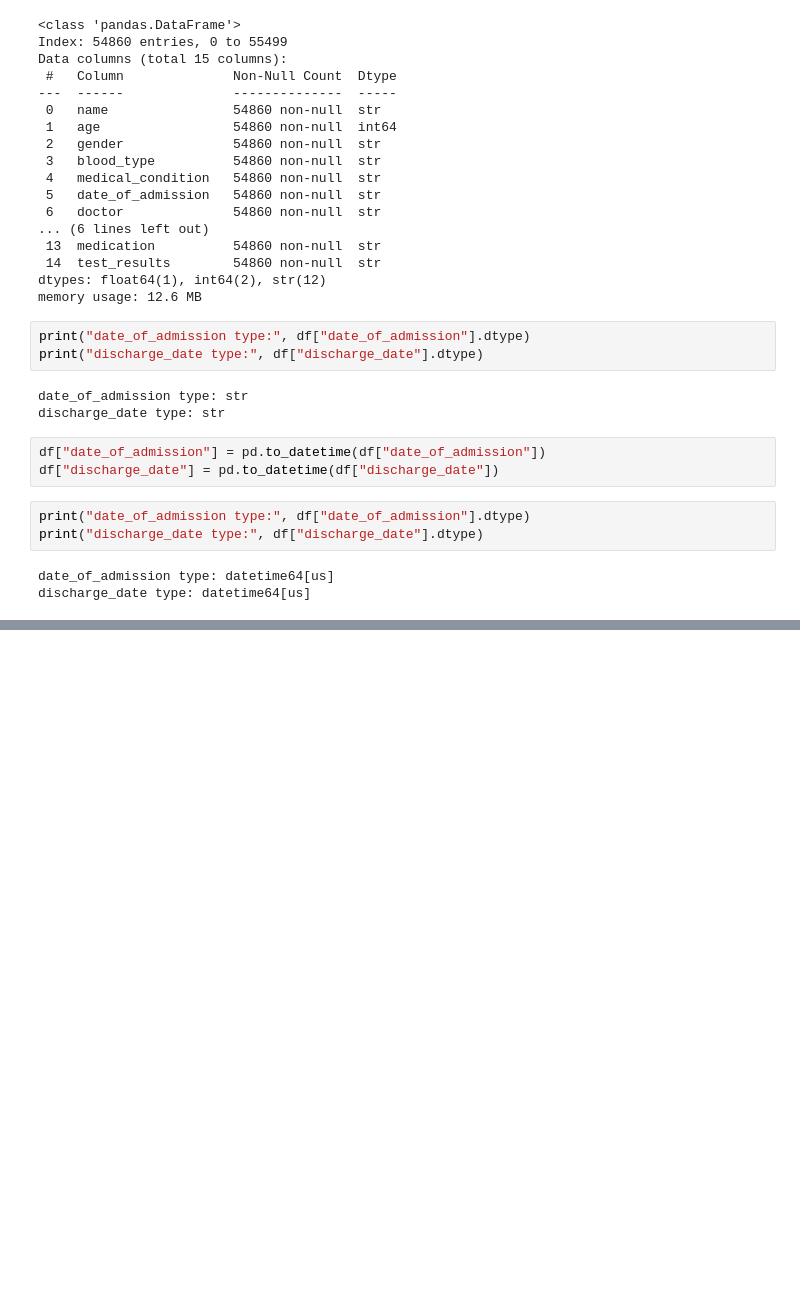
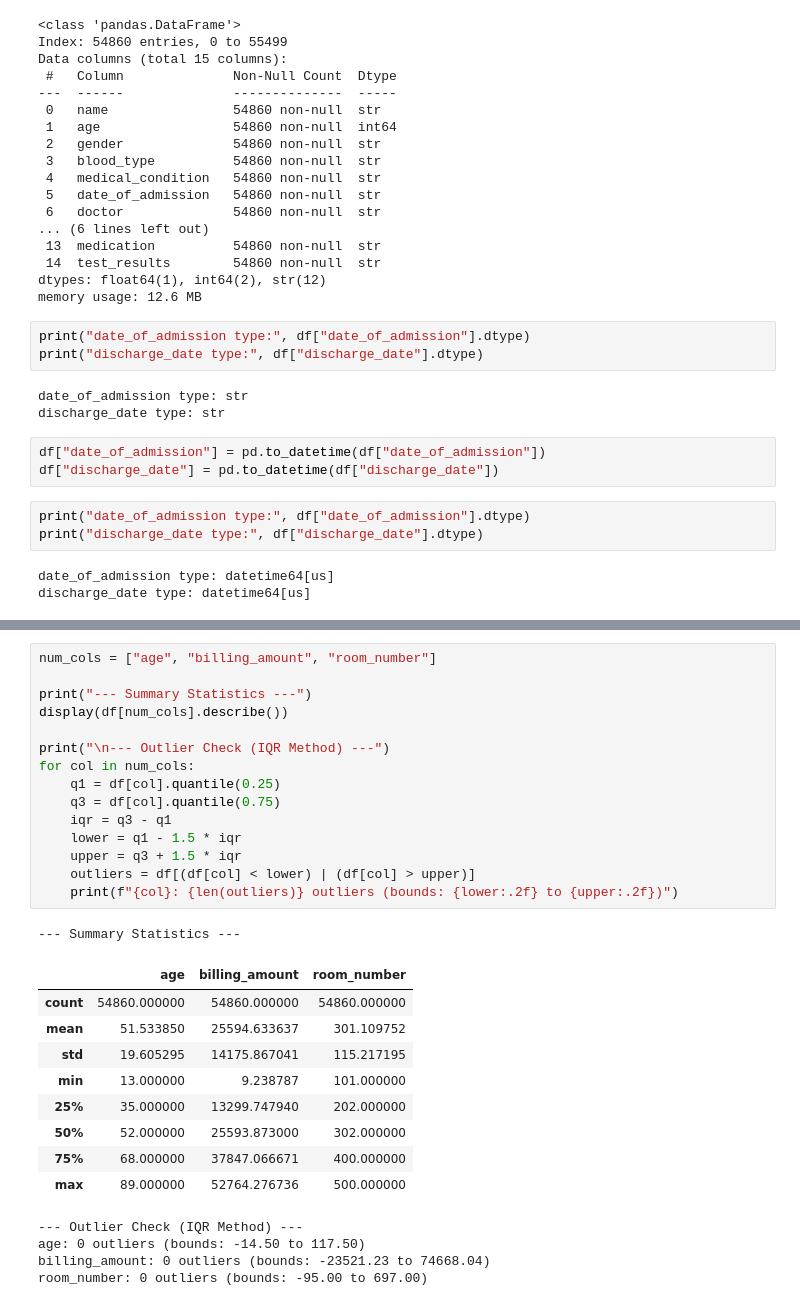
Before and after one commit to arathikrishna380/Healthcare-Billing---Data-Cleaning, a Jupyter notebook: Health Insurance Cleaned Dataset.ipynb, the cells around one changed output, grey strips where cells are left out. Drawn from its saved outputs; the diff is of its cells as text; blank space fills up the shorter version.

```diff
--- a/Health Insurance Cleaned Dataset.ipynb
+++ b/Health Insurance Cleaned Dataset.ipynb
@@ -197,0 +209,30 @@ df.sample(10)
+# %%
+num_cols = ["age", "billing_amount", "room_number"]
+
+print("--- Summary Statistics ---")
+display(df[num_cols].describe())
+
+print("\n--- Outlier Check (IQR Method) ---")
+for col in num_cols:
+    q1 = df[col].quantile(0.25)
+    q3 = df[col].quantile(0.75)
+    iqr = q3 - q1
+    lower = q1 - 1.5 * iqr
+    upper = q3 + 1.5 * iqr
+    outliers = df[(df[col] < lower) | (df[col] > upper)]
+    print(f"{col}: {len(outliers)} outliers (bounds: {lower:.2f} to {upper:.2f})")
+# %% [output]
+--- Summary Statistics ---
+|  | age | billing_amount | room_number |
+| count | 54860.000000 | 54860.000000 | 54860.000000 |
+| mean | 51.533850 | 25594.633637 | 301.109752 |
+| std | 19.605295 | 14175.867041 | 115.217195 |
+| min | 13.000000 | 9.238787 | 101.000000 |
+| 25% | 35.000000 | 13299.747940 | 202.000000 |
+| 50% | 52.000000 | 25593.873000 | 302.000000 |
+| 75% | 68.000000 | 37847.066671 | 400.000000 |
+| max | 89.000000 | 52764.276736 | 500.000000 |
+--- Outlier Check (IQR Method) ---
+age: 0 outliers (bounds: -14.50 to 117.50)
+billing_amount: 0 outliers (bounds: -23521.23 to 74668.04)
+room_number: 0 outliers (bounds: -95.00 to 697.00)
```
Also changed, not shown: parts of 4 cells of this notebook.
